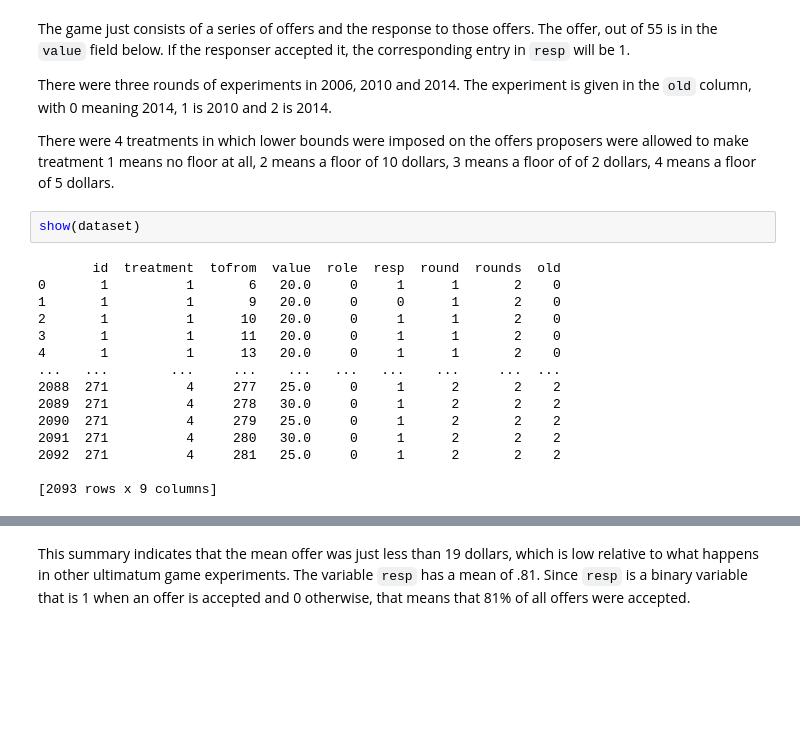
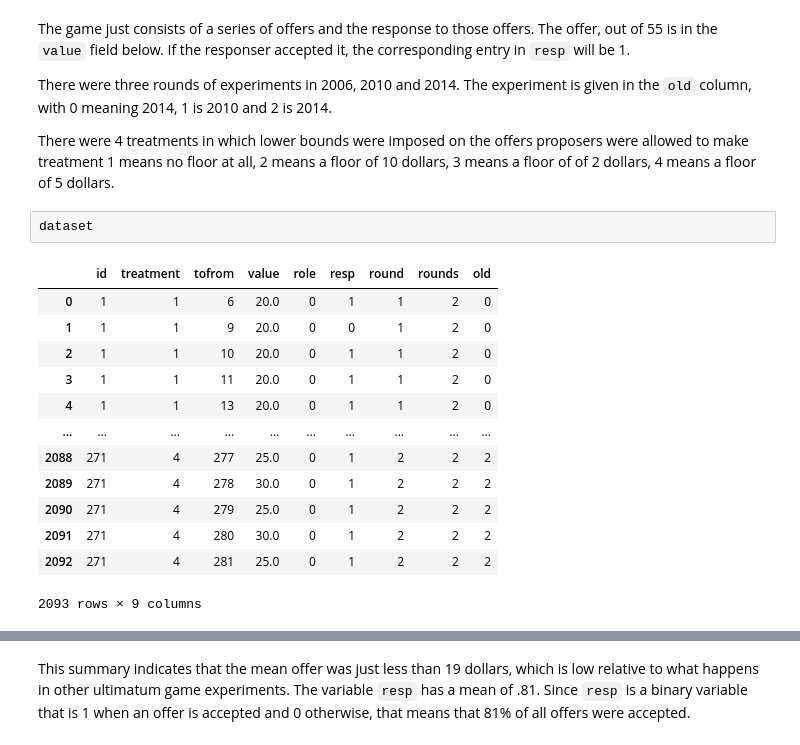
Before and after one commit to michaelpetersubc/notebooks, a Jupyter notebook: Econ515/ultimatum_game/ultimatum_game_2.ipynb, the cells around one changed output, grey strips where cells are left out. Drawn from its saved outputs; the diff is of its cells as text; blank space fills up the shorter version.

```diff
--- a/Econ515/ultimatum_game/ultimatum_game_2.ipynb
+++ b/Econ515/ultimatum_game/ultimatum_game_2.ipynb
@@ -13,22 +13,21 @@ The game just consists of a series of offers and the response to those offers.
 There were three rounds of experiments in 2006, 2010 and 2014.  The experiment is given in the `old` column, with 0 meaning 2014, 1 is 2010 and 2 is 2014.
 
 There were 4 treatments in which lower bounds were imposed on the offers proposers were allowed to make treatment 1 means no floor at all, 2 means a floor of 10 dollars, 3 means a floor of of 2 dollars, 4 means a floor of 5 dollars.
-# %%
-show(dataset)
-# %% [output]
-       id  treatment  tofrom  value  role  resp  round  rounds  old
-0       1          1       6   20.0     0     1      1       2    0
-1       1          1       9   20.0     0     0      1       2    0
-2       1          1      10   20.0     0     1      1       2    0
-3       1          1      11   20.0     0     1      1       2    0
-4       1          1      13   20.0     0     1      1       2    0
-...   ...        ...     ...    ...   ...   ...    ...     ...  ...
-2088  271          4     277   25.0     0     1      2       2    2
-2089  271          4     278   30.0     0     1      2       2    2
-2090  271          4     279   25.0     0     1      2       2    2
-2091  271          4     280   30.0     0     1      2       2    2
-2092  271          4     281   25.0     0     1      2       2    2
-
-[2093 rows x 9 columns]
+# %%
+dataset
+# %% [output]
+|  | id | treatment | tofrom | value | role | resp | round | rounds | old |
+| 0 | 1 | 1 | 6 | 20.0 | 0 | 1 | 1 | 2 | 0 |
+| 1 | 1 | 1 | 9 | 20.0 | 0 | 0 | 1 | 2 | 0 |
+| 2 | 1 | 1 | 10 | 20.0 | 0 | 1 | 1 | 2 | 0 |
+| 3 | 1 | 1 | 11 | 20.0 | 0 | 1 | 1 | 2 | 0 |
+| 4 | 1 | 1 | 13 | 20.0 | 0 | 1 | 1 | 2 | 0 |
+| ... | ... | ... | ... | ... | ... | ... | ... | ... | ... |
+| 2088 | 271 | 4 | 277 | 25.0 | 0 | 1 | 2 | 2 | 2 |
+| 2089 | 271 | 4 | 278 | 30.0 | 0 | 1 | 2 | 2 | 2 |
+| 2090 | 271 | 4 | 279 | 25.0 | 0 | 1 | 2 | 2 | 2 |
+| 2091 | 271 | 4 | 280 | 30.0 | 0 | 1 | 2 | 2 | 2 |
+| 2092 | 271 | 4 | 281 | 25.0 | 0 | 1 | 2 | 2 | 2 |
+2093 rows × 9 columns
 # %%
 dataset.describe()
```
Also changed, not shown: parts of 9 cells of this notebook.
